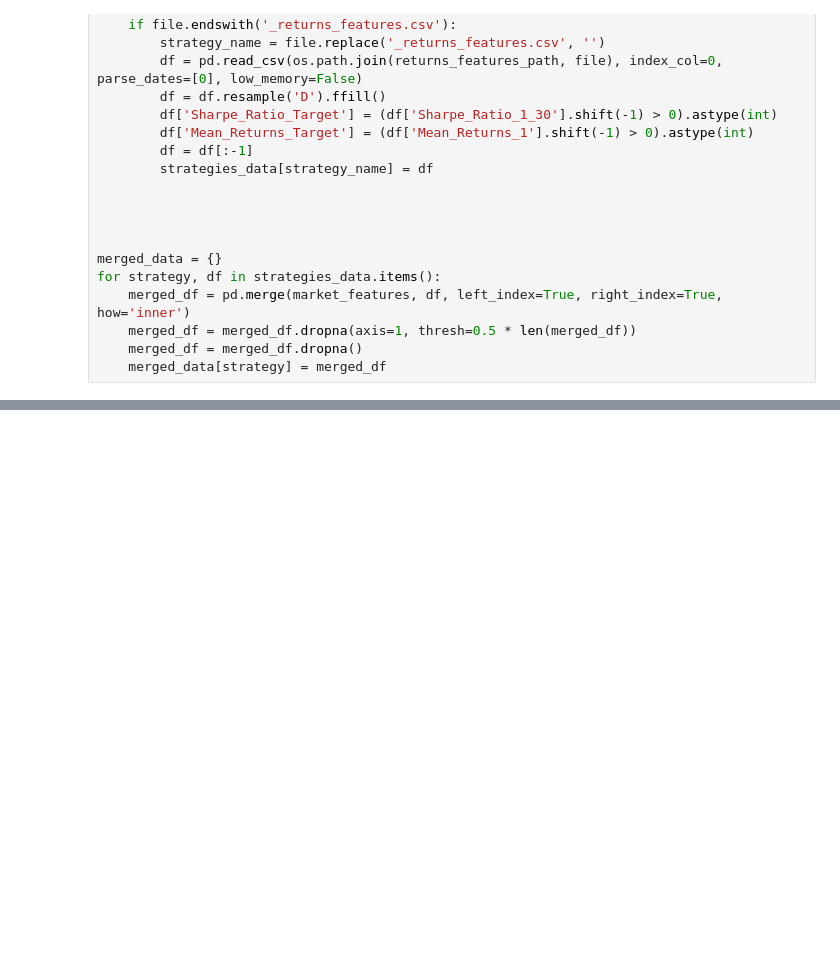
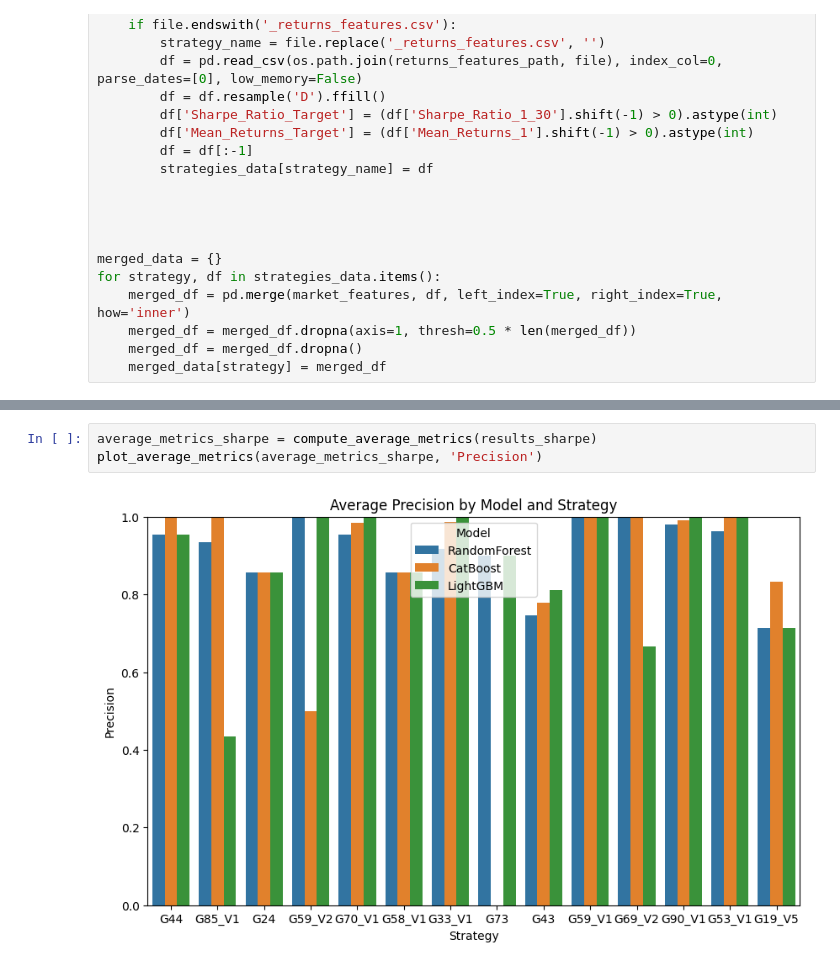
Before and after one commit to alemishch/trading_models, a Jupyter notebook: ensemble.ipynb, the cells around one changed output, grey strips where cells are left out. Saved outputs shown, nothing was run; the diff lists cells and outputs as text; blank space fills up the shorter version.

```diff
--- a/ensemble.ipynb
+++ b/ensemble.ipynb
@@ -196,0 +335,5 @@ G19_V5, Accuracy: 0.54, F1: 0.49
+# %%
+average_metrics_sharpe = compute_average_metrics(results_sharpe)
+plot_average_metrics(average_metrics_sharpe, 'Precision')
+# %% [output]
+[figure, added]
```
Also changed, not shown: parts of 16 cells of this notebook, 19 other files.
